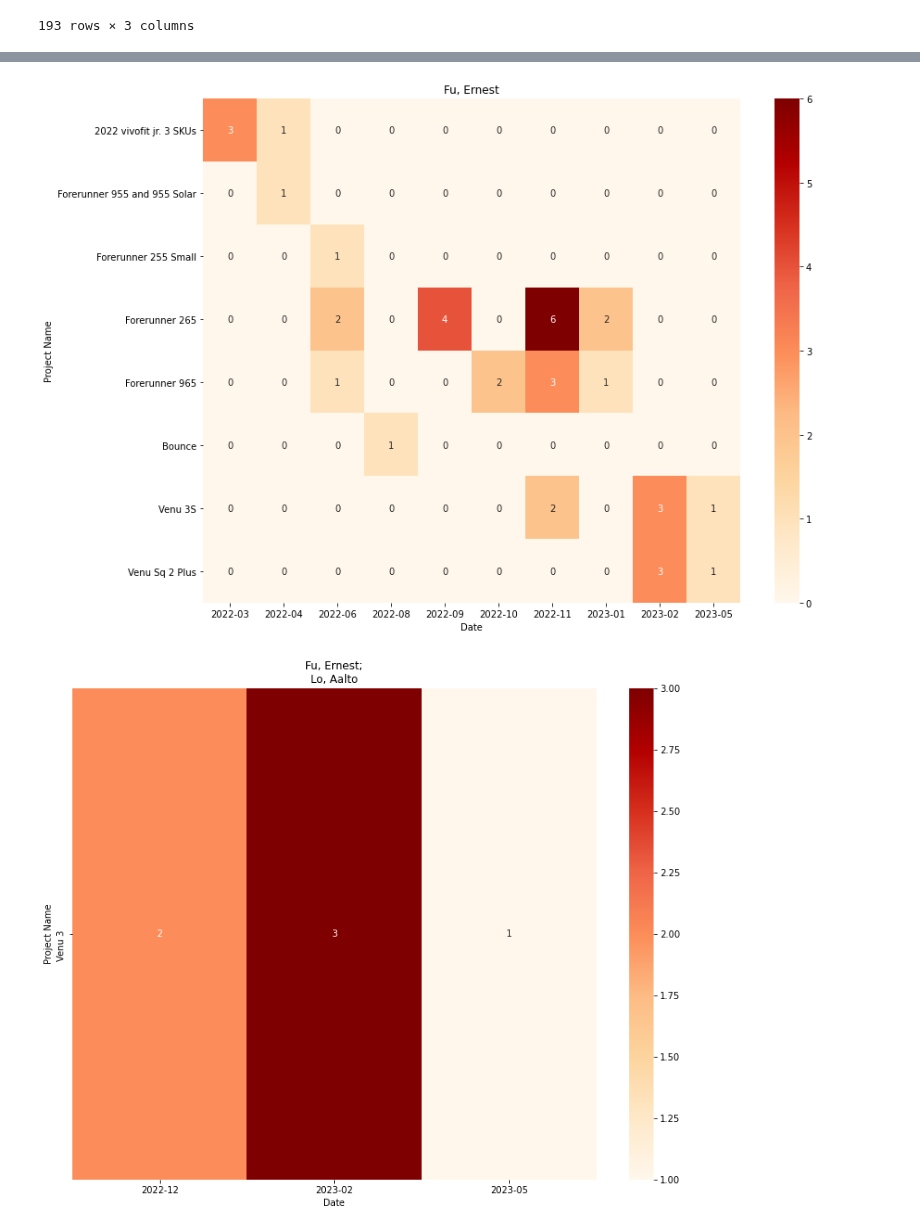
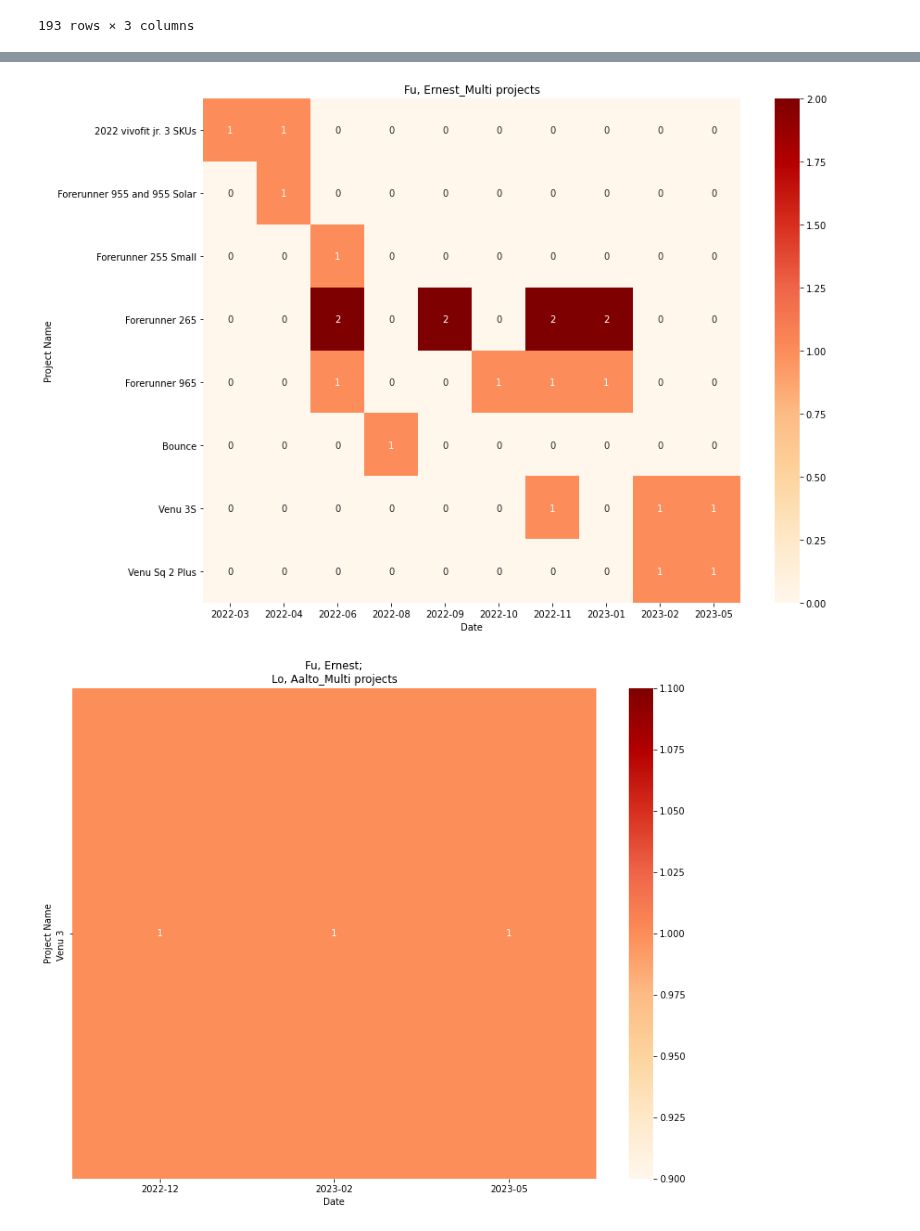
Before and after one commit to CPWRF/Projects, a Jupyter notebook: GMLA loading analysis/PID_PMsystem_PRweb/Loading analysis_PID_PMsystem.ipynb, the cells around one changed output, grey strips where cells are left out. Saved outputs shown, nothing was run; the diff lists cells and outputs as text; code cells hidden in the pictures.

```diff
--- a/GMLA loading analysis/PID_PMsystem_PRweb/Loading analysis_PID_PMsystem.ipynb
+++ b/GMLA loading analysis/PID_PMsystem_PRweb/Loading analysis_PID_PMsystem.ipynb
@@ -178,5 +178,5 @@ df_consumer_dpqe_project
 # %%
 for member in consumer_dpqe_list:
     plt.figure(figsize=(13,10))
-    sns.heatmap(df_consumer_dpqe_project.loc[member]['weighted_score_multi projects'].unstack(fill_value=0,level=0),cmap="OrRd", annot=True).set(title=member);
+    sns.heatmap(df_consumer_dpqe_project.loc[member]['Project counts'].unstack(fill_value=0,level=0),cmap="OrRd", annot=True).set(title=member+'_Multi projects');
 # %% [output]
@@ -186,2 +186,2 @@ for member in consumer_dpqe_list:
-[figure, old version]
+[figure, new version]
-[figure, old version]
+[figure, new version]
```
Also changed, not shown: parts of 1 cell of this notebook.
